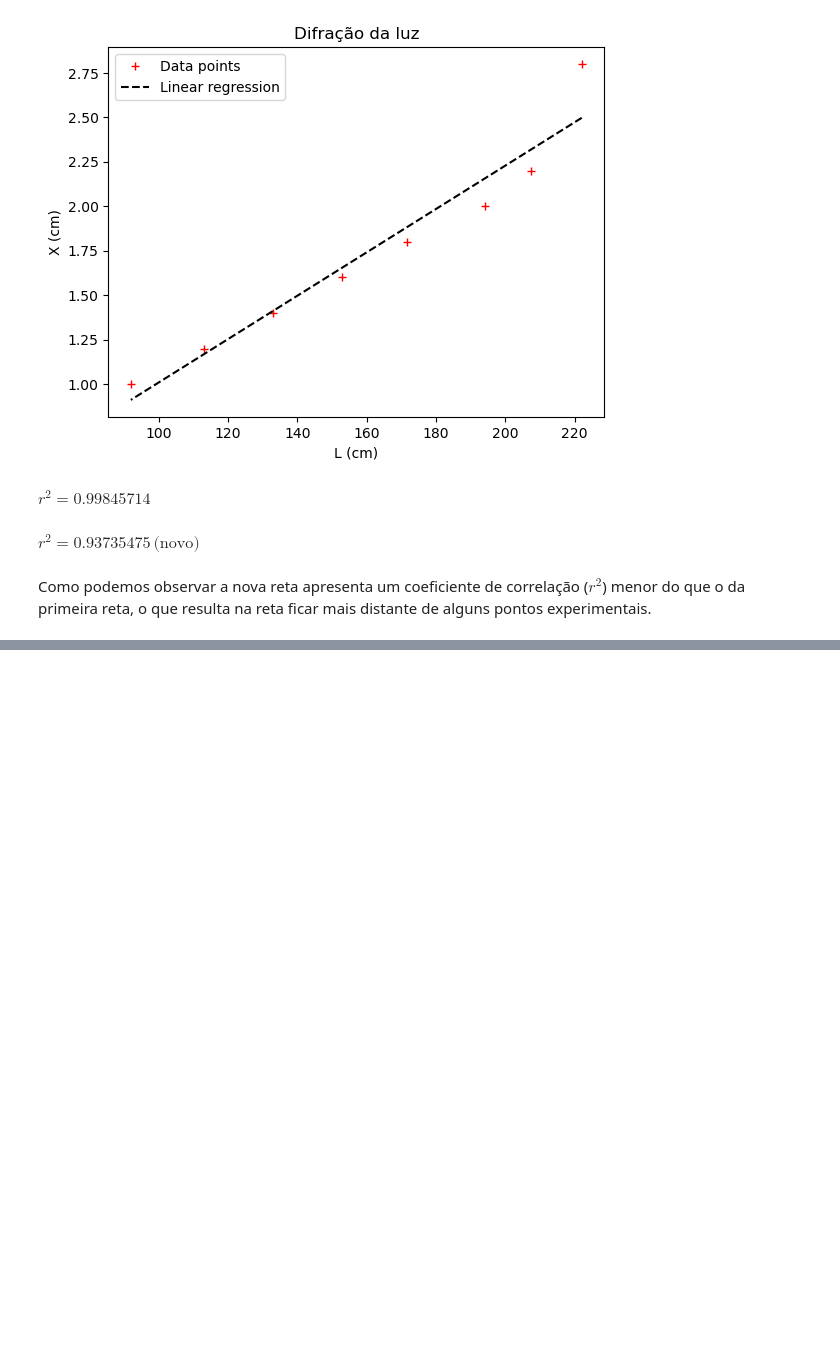
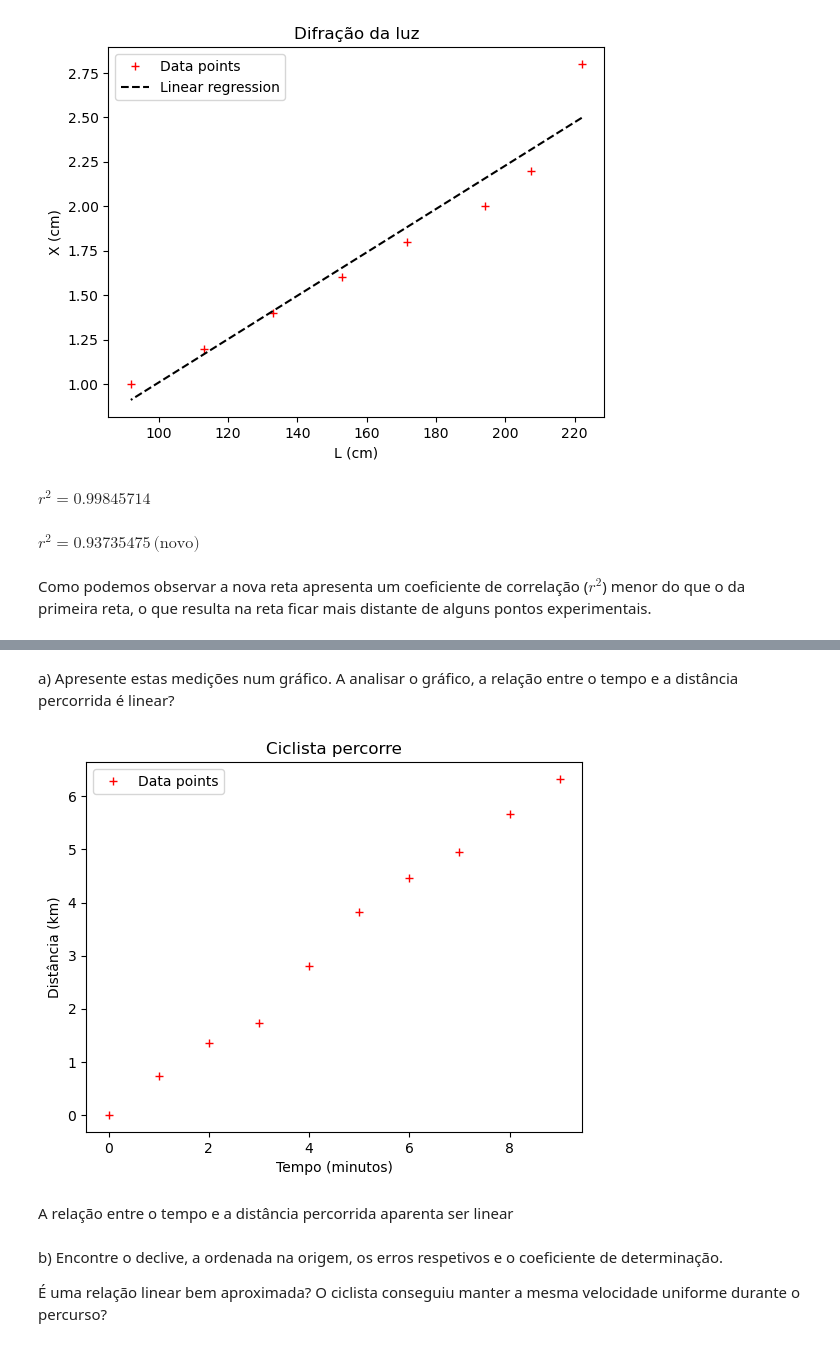
Before and after one commit to JCapucho/universidade, a Jupyter notebook: MSF/aula02/guião.ipynb, the cells around one changed output, grey strips where cells are left out. Cells and saved outputs as stored; diff of their text form; code cells hidden in the pictures; blank space fills up the shorter version.

```diff
--- a/MSF/aula02/guião.ipynb
+++ b/MSF/aula02/guião.ipynb
@@ -202,0 +246,23 @@ na reta ficar mais distante de alguns pontos experimentais.
+# %%
+# np.arange(start, end, step é semelhante a função range do python,
+# esta função cria um array com o primeiro valor igual a start e todos
+# os restantes ate end (exclusivo) sendo o valor anterior mais step.
+x = np.arange(0, 10, 1) # [0, 1, 2, 3, 4, 5, 6, 7, 8, 9]
+y = np.array([0.00, 0.735, 1.363, 1.739, 2.805, 3.814, 4.458, 4.955, 5.666, 6.329])
+# %% [markdown]
+a) Apresente estas medições num gráfico. A analisar o gráfico, a relação entre o tempo e a distância percorrida é linear?
+# %%
+plt.plot(x, y, "r+", label="Data points")
+plt.xlabel("Tempo (minutos)")
+plt.ylabel("Distância (km)")
+plt.legend(loc="upper left")
+plt.title("Ciclista percorre")
+plt.show()
+# %% [output]
+[figure, added]
+# %% [markdown]
+A relação entre o tempo e a distância percorrida aparenta ser linear
+# %% [markdown]
+b) Encontre o declive, a ordenada na origem, os erros respetivos e o coeficiente de determinação.
+
+É uma relação linear bem aproximada? O ciclista conseguiu manter a mesma velocidade uniforme durante o percurso?
```
Also changed, not shown: parts of 16 cells of this notebook.
